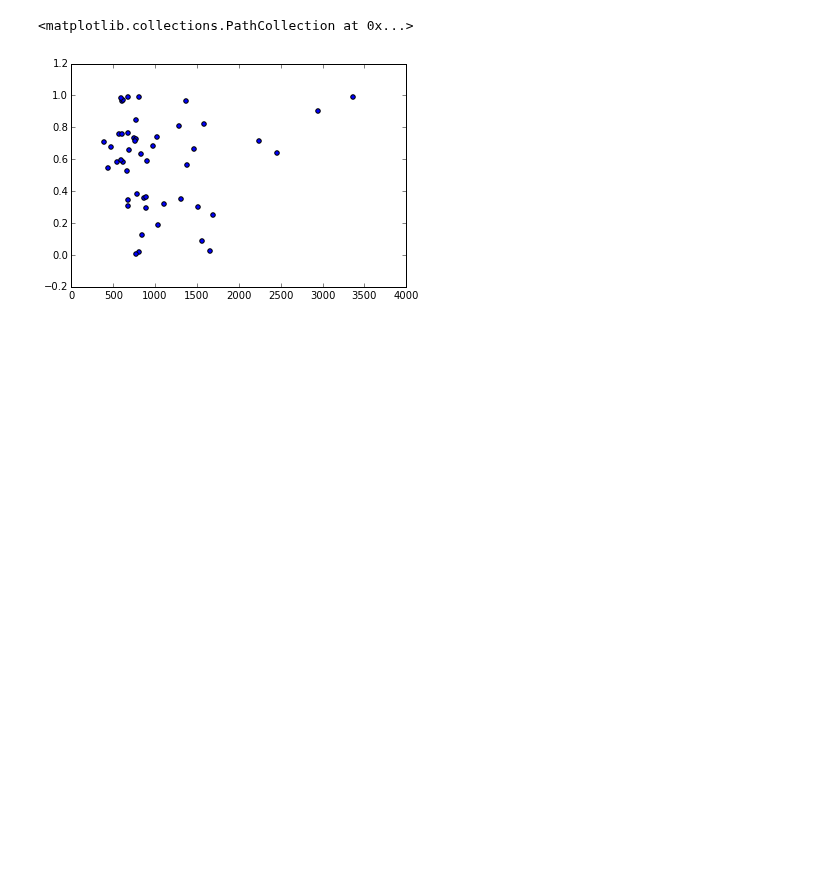
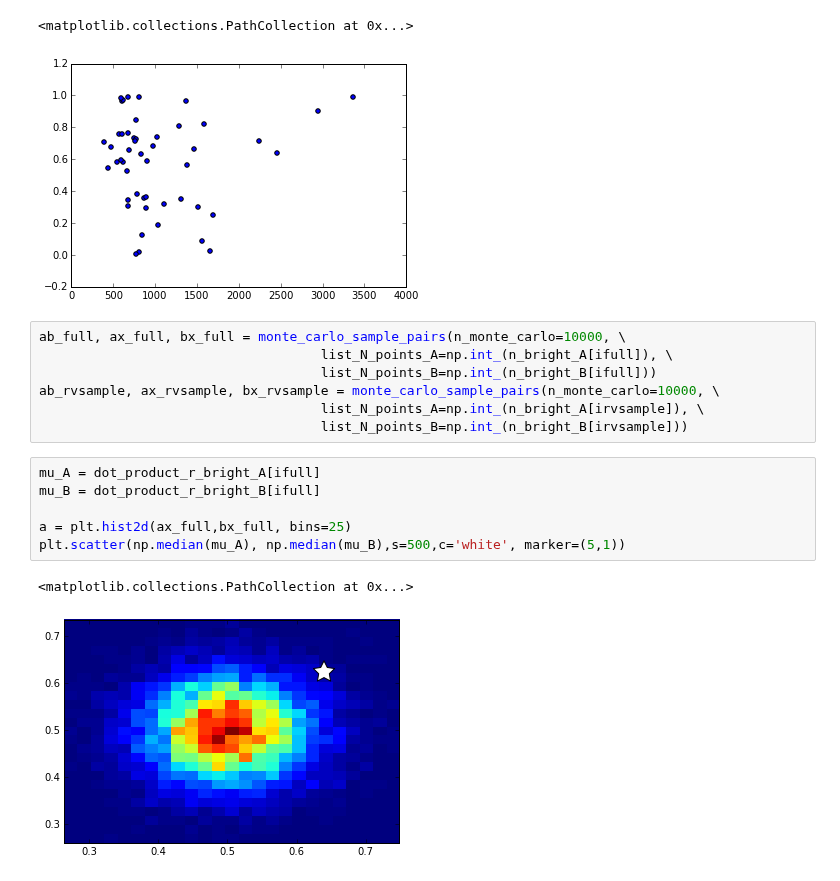
Before and after one commit to astroandes/SatelliteShapeLG, a Jupyter notebook: code/explore.ipynb, the cells around one changed output. Saved outputs shown, nothing was run; the diff lists cells and outputs as text; blank space fills up the shorter version.

```diff
--- a/code/explore.ipynb
+++ b/code/explore.ipynb
@@ -598,3 +667,19 @@ plt.scatter(distance_AB[ifull],dot_product_r_bright_A[ifull])
 # %% [output]
 <matplotlib.collections.PathCollection at 0x...>
 [figure]
+# %%
+ab_full, ax_full, bx_full = monte_carlo_sample_pairs(n_monte_carlo=10000, \
+                                    list_N_points_A=np.int_(n_bright_A[ifull]), \
+                                    list_N_points_B=np.int_(n_bright_B[ifull]))
+ab_rvsample, ax_rvsample, bx_rvsample = monte_carlo_sample_pairs(n_monte_carlo=10000, \
+                                    list_N_points_A=np.int_(n_bright_A[irvsample]), \
+                                    list_N_points_B=np.int_(n_bright_B[irvsample]))
+# %%
+mu_A = dot_product_r_bright_A[ifull]
+mu_B = dot_product_r_bright_B[ifull]
+
+a = plt.hist2d(ax_full,bx_full, bins=25)
+plt.scatter(np.median(mu_A), np.median(mu_B),s=500,c='white', marker=(5,1))
+# %% [output]
+<matplotlib.collections.PathCollection at 0x...>
+[figure, added]
```
Also changed, not shown: parts of 8 cells of this notebook.
